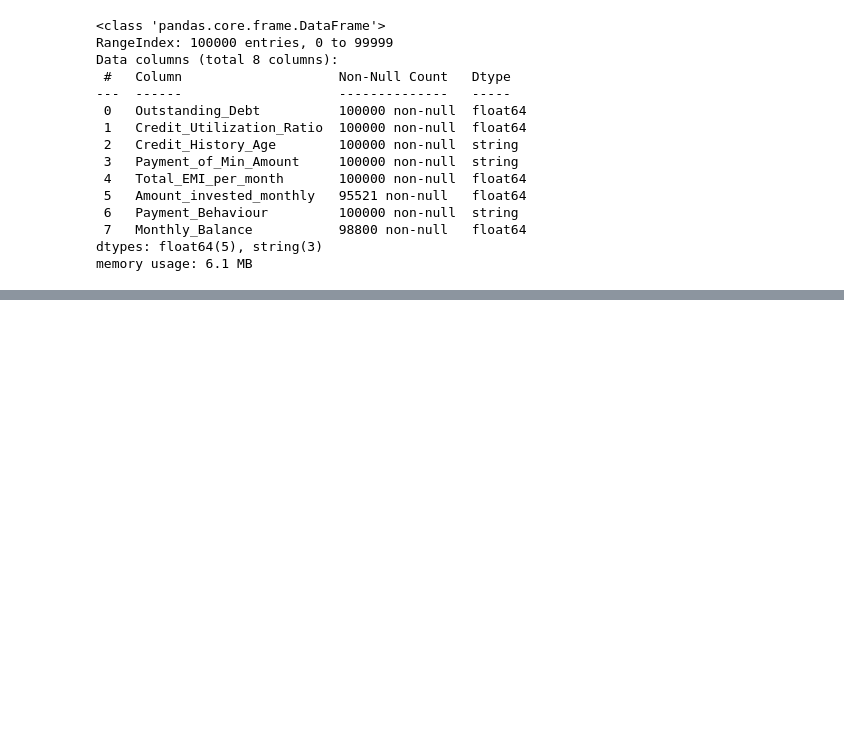
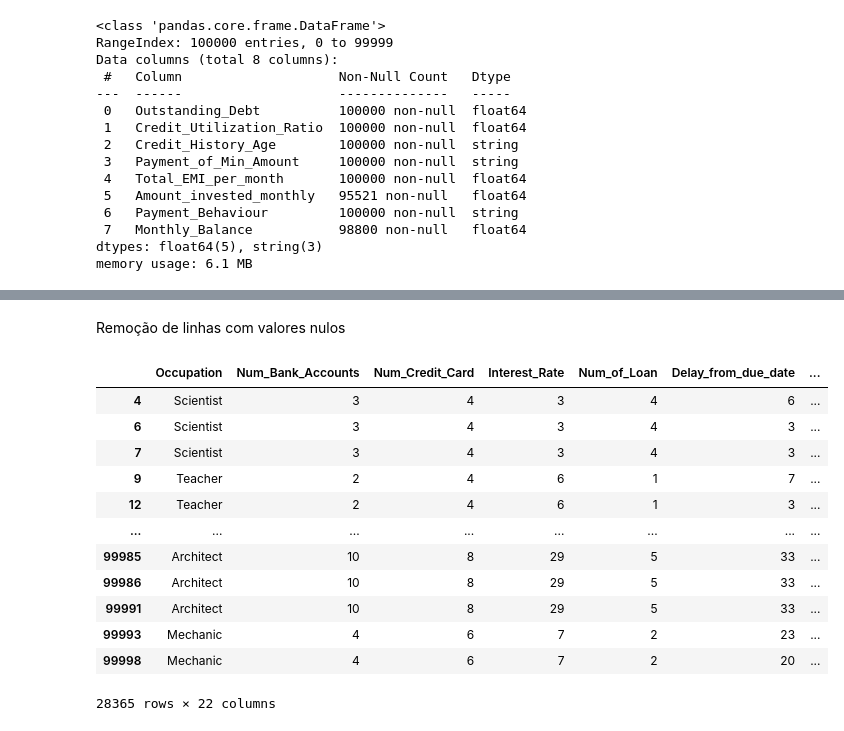
Before and after one commit to akemi-m/machine-learning, a Jupyter notebook: docs/arvore-decisao/decision-tree.ipynb, the cells around one changed output, grey strips where cells are left out. Drawn from its saved outputs; the diff is of its cells as text; code cells hidden in the pictures; blank space fills up the shorter version.

```diff
--- a/docs/arvore-decisao/decision-tree.ipynb
+++ b/docs/arvore-decisao/decision-tree.ipynb
@@ -542,16 +642 @@ memory usage: 15.4 MB
-# %%
-df = df.loc[(df['Age'] >= 0) & (df['Age'] <= 120)]
-df = df.loc[df['Annual_Income'] >= 0]
-df = df.loc[df['Monthly_Inhand_Salary'] >= 0]
-df = df.loc[df['Num_Bank_Accounts'] >= 0]
-df = df.loc[df['Num_Credit_Card'] >= 0]
-df = df.loc[df['Interest_Rate'] >= 0]
-df = df.loc[df['Num_of_Loan'] >= 0]
-df = df.loc[df['Delay_from_due_date'] >= 0]
-df = df.loc[df['Num_of_Delayed_Payment'] >= 0]
-df = df.loc[df['Num_Credit_Inquiries'] >= 0]
-df = df.loc[df['Outstanding_Debt'] >= 0]
-df = df.loc[df['Credit_Utilization_Ratio'] >= 0]
-df = df.loc[df['Total_EMI_per_month'] >= 0]
-df = df.loc[df['Amount_invested_monthly'] >= 0]
 # %% [markdown]
@@ -673 +701,19 @@ Good         7071
 Name: count, dtype: int64
+# %% [markdown]
+Remoção de linhas com valores nulos
+# %%
+df.dropna()
+# %% [output]
+|  | Occupation | Num_Bank_Accounts | Num_Credit_Card | Interest_Rate | Num_of_Loan | Delay_from_due_date | ... |
+| 4 | Scientist | 3 | 4 | 3 | 4 | 6 | ... |
+| 6 | Scientist | 3 | 4 | 3 | 4 | 3 | ... |
+| 7 | Scientist | 3 | 4 | 3 | 4 | 3 | ... |
+| 9 | Teacher | 2 | 4 | 6 | 1 | 7 | ... |
+| 12 | Teacher | 2 | 4 | 6 | 1 | 3 | ... |
+| ... | ... | ... | ... | ... | ... | ... | ... |
+| 99985 | Architect | 10 | 8 | 29 | 5 | 33 | ... |
+| 99986 | Architect | 10 | 8 | 29 | 5 | 33 | ... |
+| 99991 | Architect | 10 | 8 | 29 | 5 | 33 | ... |
+| 99993 | Mechanic | 4 | 6 | 7 | 2 | 23 | ... |
+| 99998 | Mechanic | 4 | 6 | 7 | 2 | 20 | ... |
+28365 rows × 22 columns
```
Also changed, not shown: parts of 43 cells of this notebook, 10 other files.
